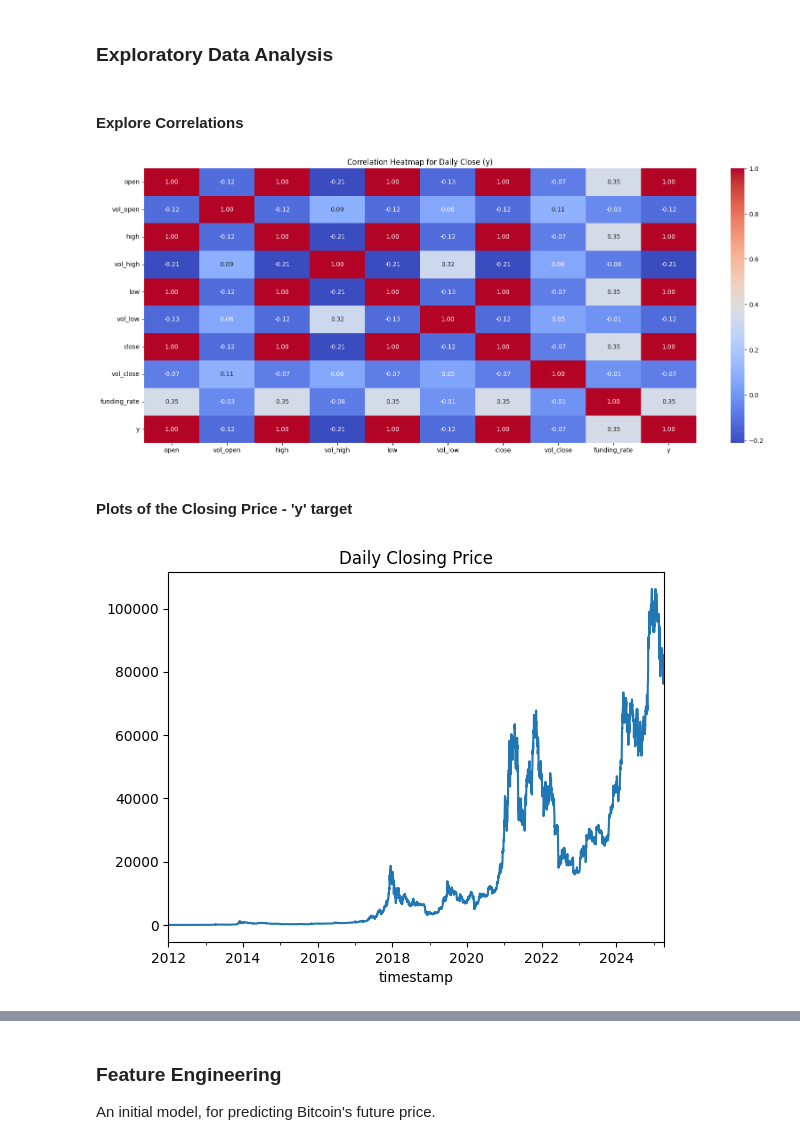
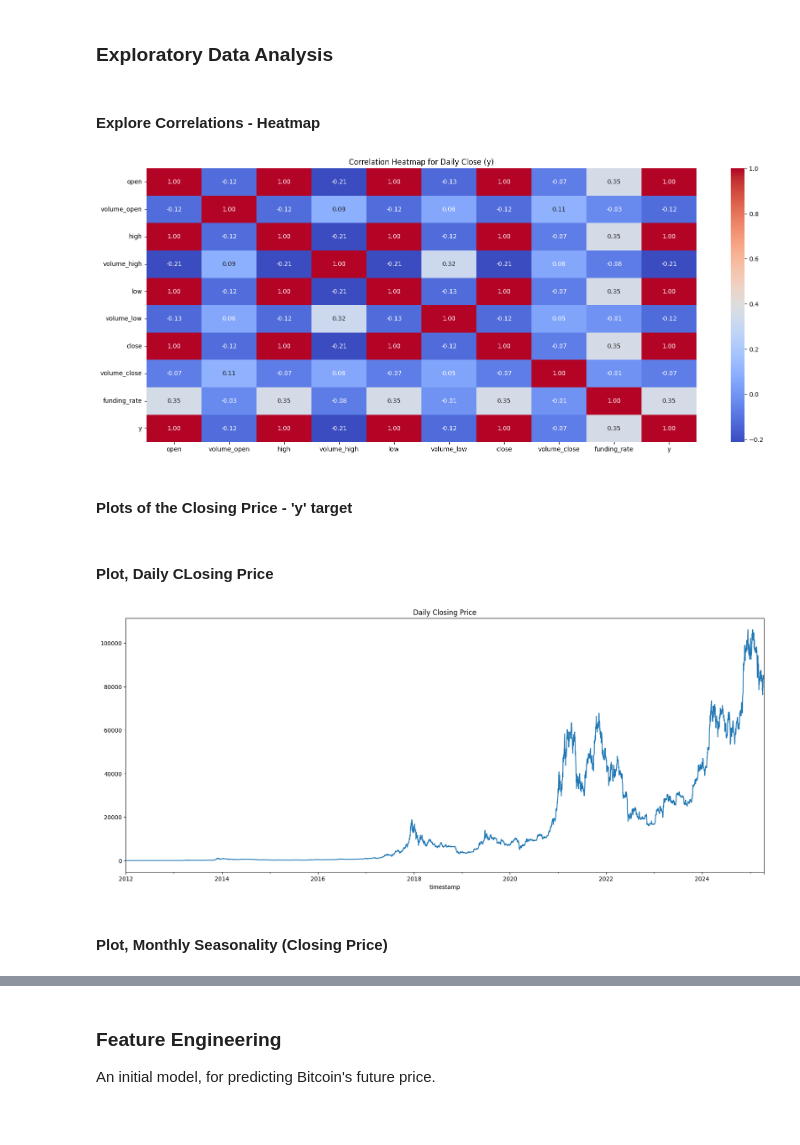
Before and after one commit to shawnarneygit/ai_machine_learning, a Jupyter notebook: bitcoin/bitcoin.ipynb, the cells around one changed output, grey strips where cells are left out. Saved outputs shown, nothing was run; the diff lists cells and outputs as text; code cells hidden in the pictures.

```diff
--- a/bitcoin/bitcoin.ipynb
+++ b/bitcoin/bitcoin.ipynb
@@ -319,37 +284,28 @@ df['timestamp'] = pd.to_datetime(df['timestamp'], unit='s') # timestamp is in se
 # set the datetime timestamp to the index - for date comparison analysis
 df.set_index('timestamp', inplace=True)
 
-# avg, initial values - will be calculated with resample below - increases MAPE to 1.98 from 1.92
-#df['avg_open'] = df['open']
-#df['avg_high'] = df['high']
-#df['avg_low'] = df['low']
-#df['avg_close'] = df['close']
-#df['high_low'] = df['high'] - df['low']
-df['vol_open'] = df['volume']
-df['vol_close'] = df['volume']
-
 # keep a copy of the original for lookups
 data = df.copy()
 
 df = data.resample('D').agg(
     open = ('open', 'first'),
-    vol_open = ('vol_open', 'first'),
+    volume_open = ('volume', 'first'),
     high  = ('high', 'max'),
-    vol_high = (
+    volume_high = (
         'high',
         # for each day’s “high” series x, find the timestamp of its max
         # then pull volume from the original data at that timestamp
         lambda x: data.loc[x.idxmax(), 'volume']
     ),
     low = ('low', 'min'),
-    vol_low = (
+    volume_low = (
         'low',
         # for each day’s “high” series x, find the timestamp of its max
         # then pull volume from the original data at that timestamp
         lambda x: data.loc[x.idxmax(), 'volume']
     ),
     close =  ('close', 'last'),
-    vol_close = ('vol_close', 'last')
+    volume_close = ('volume', 'last')
 
 )
 # %% [markdown]
@@ -408,7 +340,7 @@ df.tail()
 # %% [markdown]
 ### Exploratory Data Analysis
 # %% [markdown]
-#### Explore Correlations
+#### Explore Correlations - Heatmap
 # %%
 # heatmap of correlation matrix
 numerical_subset_df = df.select_dtypes(include=['int64', 'float64'])
@@ -419,14 +351,19 @@ sns.heatmap(corr, annot=True, cmap='coolwarm', fmt=".2f")
 plt.title(f'Correlation Heatmap for Daily Close (y)')
 plt.show()
 # %% [output]
-[figure, old version]
+[figure, new version]
 # %% [markdown]
 #### Plots of the Closing Price - 'y' target
+# %% [markdown]
+#### Plot, Daily CLosing Price
 # %%
 # Daily Closing Price  Plot
+plt.figure(figsize=(20, 8))  # Adjust the size as needed
 df['y'].plot(title = 'Daily Closing Price')
 plt.show()
 # %% [output]
-[figure, old version]
+[figure, new version]
+# %% [markdown]
+#### Plot, Monthly Seasonality (Closing Price)
 # %%
 # Plotting the monthly seasonality
```
Also changed, not shown: parts of 38 cells of this notebook.
